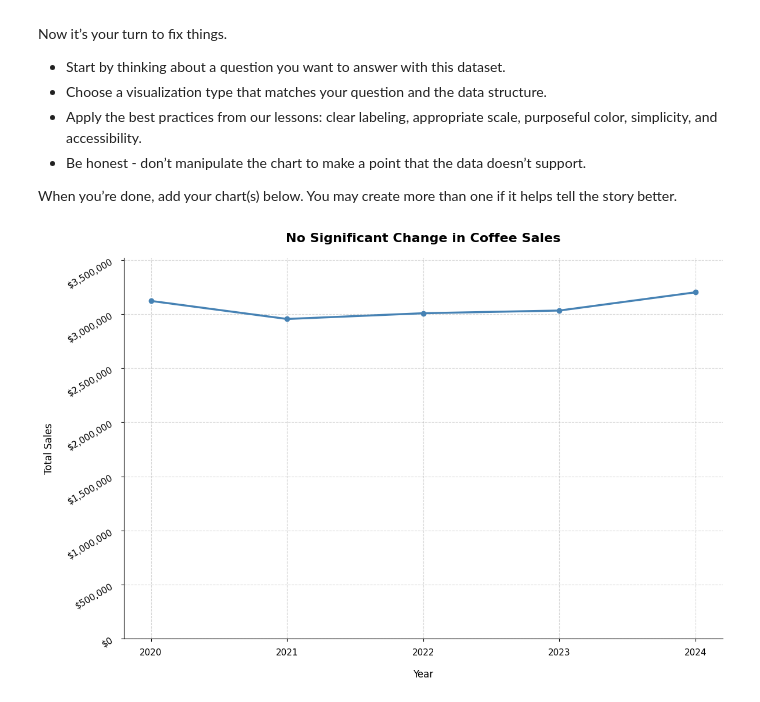
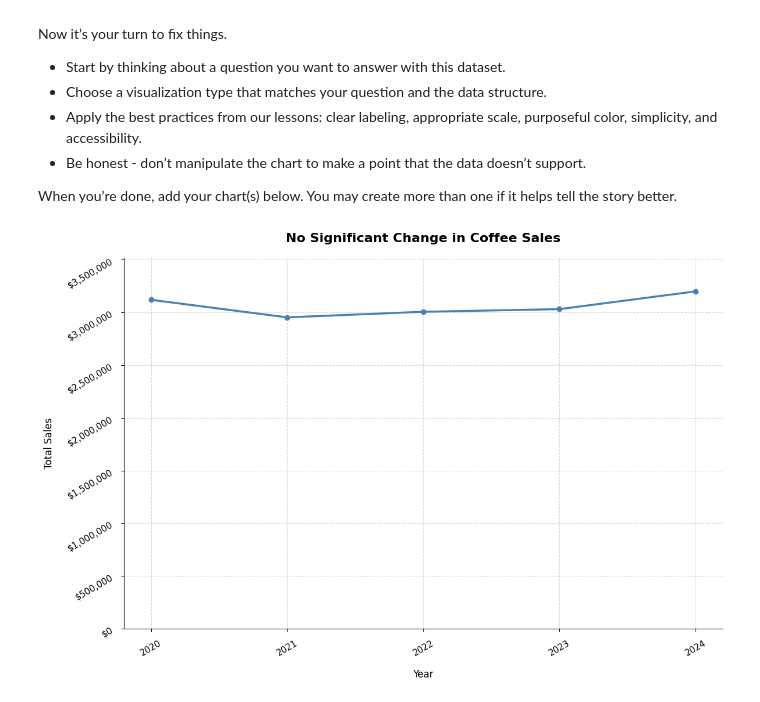
Before and after one commit to ashleyadehart/DA_M3_DataVizChallenge, a Jupyter notebook: data_viz_ethics_challenge.ipynb, the cells around one changed output. Cells and saved outputs as stored; diff of their text form; code cells hidden in the pictures.

```diff
--- a/data_viz_ethics_challenge.ipynb
+++ b/data_viz_ethics_challenge.ipynb
@@ -101,42 +101,70 @@ subset = coffee_df.groupby("Year")["Sales"].sum().reset_index()
 
 plt.plot(
     subset["Year"],
     subset["Sales"],
     color="steelblue",
     linewidth=2.5,
     marker="o"
 )
 
 plt.ylim(0, subset["Sales"].max() * 1.1)
 
 plt.gca().yaxis.set_major_formatter(
     ticker.StrMethodFormatter('${x:,.0f}')
 )
 
 plt.gca().xaxis.set_major_locator(ticker.MaxNLocator(integer=True))
 plt.gca().xaxis.set_major_formatter(
     ticker.StrMethodFormatter('{x:.0f}')
 )
 
-plt.title("No Significant Change in Coffee Sales", fontsize=16, fontweight="bold", pad=20)
-plt.xlabel("Year", fontsize=12, labelpad=15)
-plt.ylabel("Total Sales", fontsize=12, labelpad=15)
+plt.title(
+    "No Significant Change in Coffee Sales",
+    fontsize=16,
+    fontweight="bold",
+    pad=20
+)
 
-plt.xticks(fontsize=11)
-plt.yticks(fontsize=11, rotation=30)
+plt.xlabel(
+    "Year",
+    fontsize=12,
+    labelpad=15
+)
 
-plt.tick_params(axis="x", pad=8)
-plt.tick_params(axis="y", pad=8)
+plt.ylabel(
+    "Total Sales",
+    fontsize=12,
+    labelpad=15
+)
 
-plt.grid(True, linestyle="--", alpha=0.5)
+plt.xticks(
+    fontsize=11,
+    rotation=30
+)
+
+plt.yticks(
+    fontsize=11,
+    rotation=30
+)
+
+plt.tick_params(
+    axis="both",
+    pad=8
+)
+
+plt.grid(
+    True,
+    linestyle="--",
+    alpha=0.5
+)
 
 plt.gca().spines["top"].set_visible(False)
 plt.gca().spines["right"].set_visible(False)
 
 plt.tight_layout()
 plt.show()
 # %% [output]
-[figure, old version]
+[figure, new version]
 # %%
 import matplotlib.pyplot as plt
 import matplotlib.ticker as ticker
```
Also changed, not shown: parts of 1 cell of this notebook.
